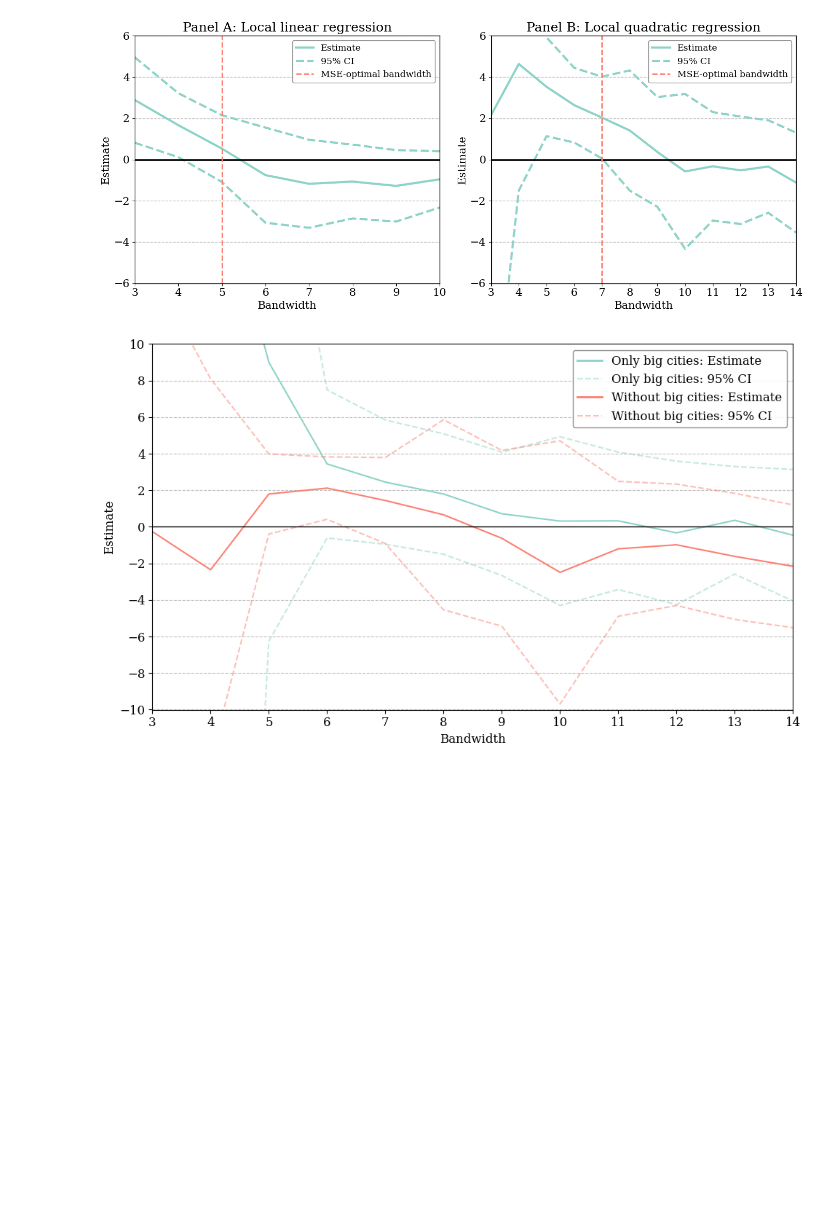
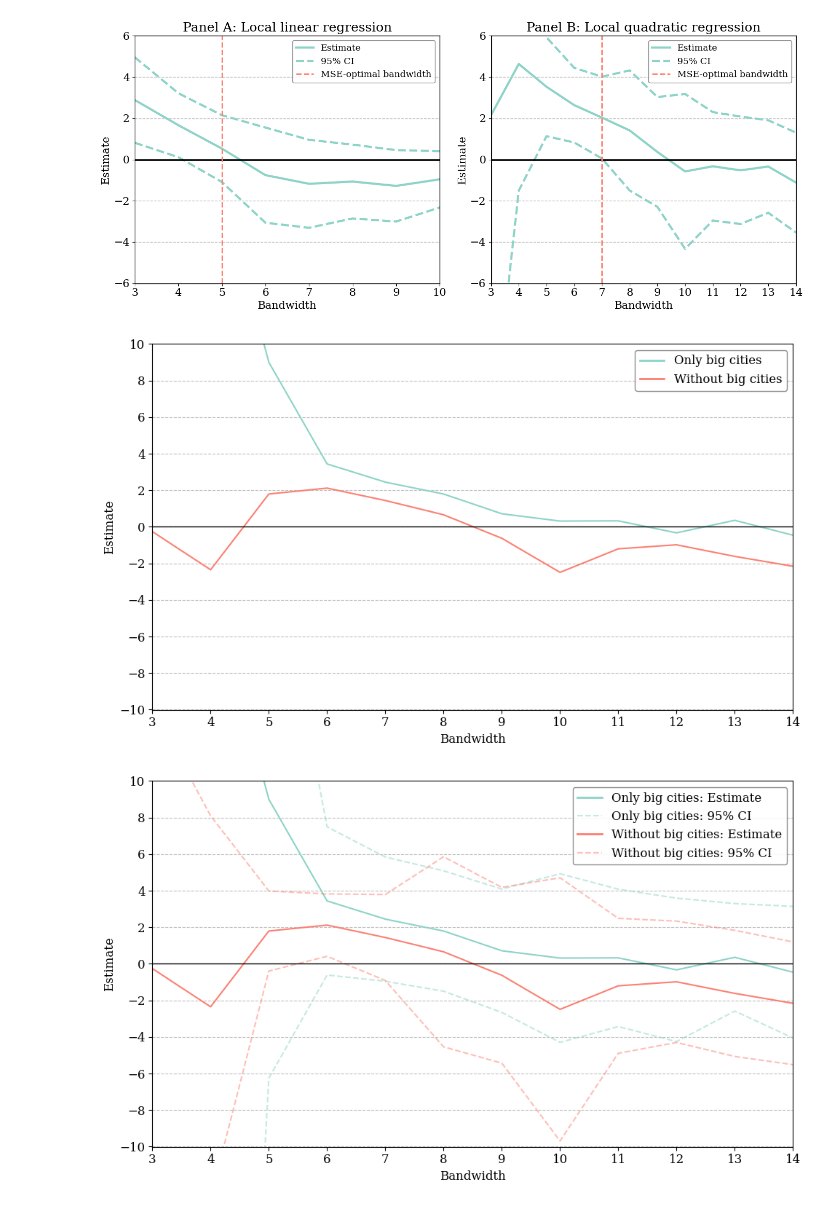
Before and after one commit to HansHoltenAndersen/Bachelor, a Jupyter notebook: Plots.ipynb, the cells around one changed output. Saved outputs shown, nothing was run; the diff lists cells and outputs as text; code cells hidden in the pictures; blank space fills up the shorter version.

Commit message:
Created a big city plot without CI

```diff
--- a/Plots.ipynb
+++ b/Plots.ipynb
@@ -1013,6 +1013,52 @@ plt.savefig('plots/second stage bw.png')
 plt.show()
 # %% [output]
 [figure]
+# %%
+#Plotting big cities vs not with quadratic specifications
+#Defininng size
+plt.figure(figsize=(10,6))
+alph = 0.5
+#plotting for storbyer
+plt.plot(storbyer['est'], color=colors[0])
+
+#Plotting for uden storbyer
+plt.plot(u_storbyer['est'], color=colors[1])
+
+#Plot a fat black horizontal line at y=0
+plt.axhline(y=0, color='black', linewidth=1)
+
+#Plotting legend
+storby_est = mlines.Line2D([], [], color=colors[0], label='Only big cities', lw=2)
+
+u_storby_est = mlines.Line2D([], [], color=colors[1], label='Without big cities', lw=2)
+
+plt.legend(handles=[storby_est, u_storby_est],
+           frameon=True, edgecolor='gray', facecolor='white', framealpha=0.9, loc='upper right')
+
+
+#Put legend box in top right
+
+# Formatting
+#plt.title("Plot for storbyer og uden storbyer")
+plt.xlabel('Bandwidth')
+plt.ylabel('Estimate')
+
+#Y-axis ticks
+plt.yticks(np.arange(-10, 10.01, 2))
+plt.ylim(-10.01,10)
+
+#X-axis ticks
+plt.xticks(np.arange(3, 14.01, 1))
+plt.xlim(3, 14)
+
+# only horizontal lines
+plt.grid(axis='x')
+
+plt.tight_layout()
+plt.savefig('plots/Cities quad bw.png')
+plt.show()
+# %% [output]
+[figure, added]
 # %%
 #Plotting big cities vs not with quadratic specifications
 #Defininng size
```
Also changed, not shown: parts of 1 cell of this notebook, 4 other files.
